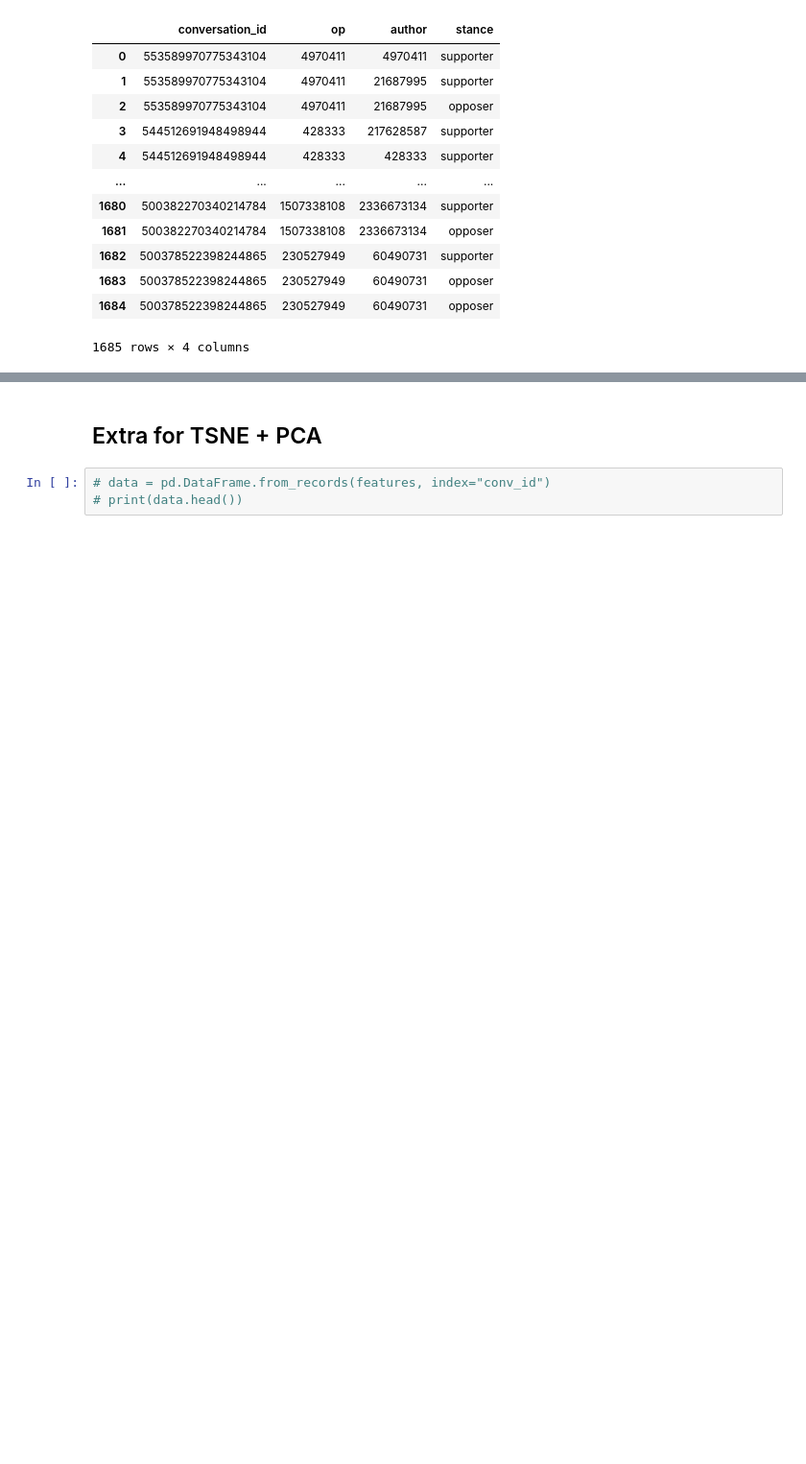
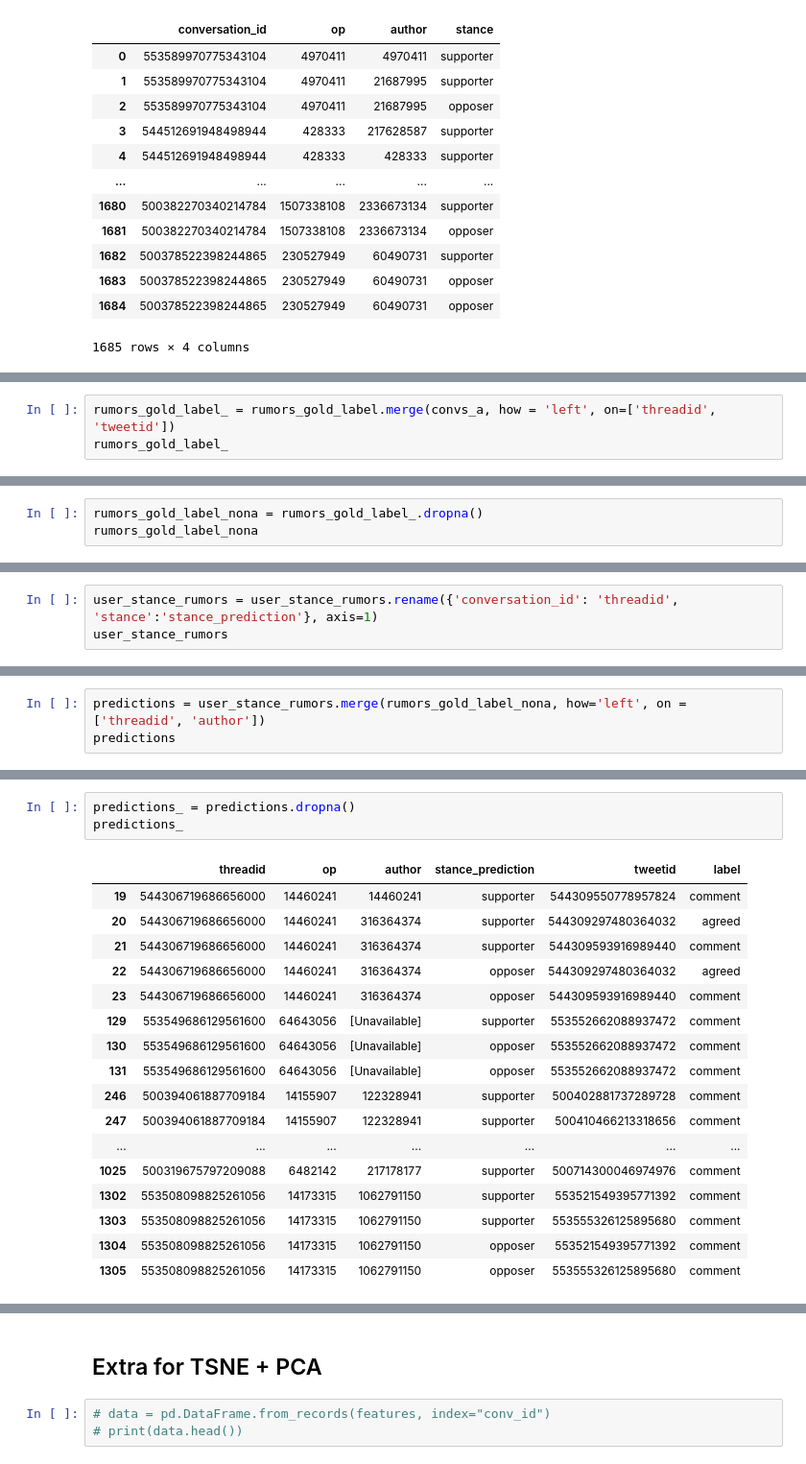
Before and after one commit to NasLabBgu/STEM, a Jupyter notebook: Examples/TwitterVCmv_analysis2.ipynb, the cells around one changed output, grey strips where cells are left out. Shown at 96% size. Saved outputs shown, nothing was run; the diff lists cells and outputs as text; blank space fills up the shorter version.

```diff
--- a/Examples/TwitterVCmv_analysis2.ipynb
+++ b/Examples/TwitterVCmv_analysis2.ipynb
@@ -424,0 +516,3 @@ user_stance_rumors
+# %%
+rumors_gold_label_ = rumors_gold_label.merge(convs_a, how = 'left', on=['threadid', 'tweetid'])
+rumors_gold_label_
@@ -424,0 +537,3 @@ user_stance_rumors
+# %%
+rumors_gold_label_nona = rumors_gold_label_.dropna()
+rumors_gold_label_nona
@@ -424,0 +554,3 @@ user_stance_rumors
+# %%
+user_stance_rumors = user_stance_rumors.rename({'conversation_id': 'threadid', 'stance':'stance_prediction'}, axis=1)
+user_stance_rumors
@@ -424,0 +571,3 @@ user_stance_rumors
+# %%
+predictions = user_stance_rumors.merge(rumors_gold_label_nona, how='left', on = ['threadid', 'author'])
+predictions
@@ -424,0 +588,21 @@ user_stance_rumors
+# %%
+predictions_ = predictions.dropna()
+predictions_
+# %% [output]
+|  | threadid | op | author | stance_prediction | tweetid | label |
+| 19 | 544306719686656000 | 14460241 | 14460241 | supporter | 544309550778957824 | comment |
+| 20 | 544306719686656000 | 14460241 | 316364374 | supporter | 544309297480364032 | agreed |
+| 21 | 544306719686656000 | 14460241 | 316364374 | supporter | 544309593916989440 | comment |
+| 22 | 544306719686656000 | 14460241 | 316364374 | opposer | 544309297480364032 | agreed |
+| 23 | 544306719686656000 | 14460241 | 316364374 | opposer | 544309593916989440 | comment |
+| 129 | 553549686129561600 | 64643056 | [Unavailable] | supporter | 553552662088937472 | comment |
+| 130 | 553549686129561600 | 64643056 | [Unavailable] | opposer | 553552662088937472 | comment |
+| 131 | 553549686129561600 | 64643056 | [Unavailable] | opposer | 553552662088937472 | comment |
+| 246 | 500394061887709184 | 14155907 | 122328941 | supporter | 500402881737289728 | comment |
+| 247 | 500394061887709184 | 14155907 | 122328941 | supporter | 500410466213318656 | comment |
+| ... | ... | ... | ... | ... | ... | ... |
+| 1025 | 500319675797209088 | 6482142 | 217178177 | supporter | 500714300046974976 | comment |
+| 1302 | 553508098825261056 | 14173315 | 1062791150 | supporter | 553521549395771392 | comment |
+| 1303 | 553508098825261056 | 14173315 | 1062791150 | supporter | 553555326125895680 | comment |
+| 1304 | 553508098825261056 | 14173315 | 1062791150 | opposer | 553521549395771392 | comment |
+| 1305 | 553508098825261056 | 14173315 | 1062791150 | opposer | 553555326125895680 | comment |
```
Also changed, not shown: parts of 20 cells of this notebook.
